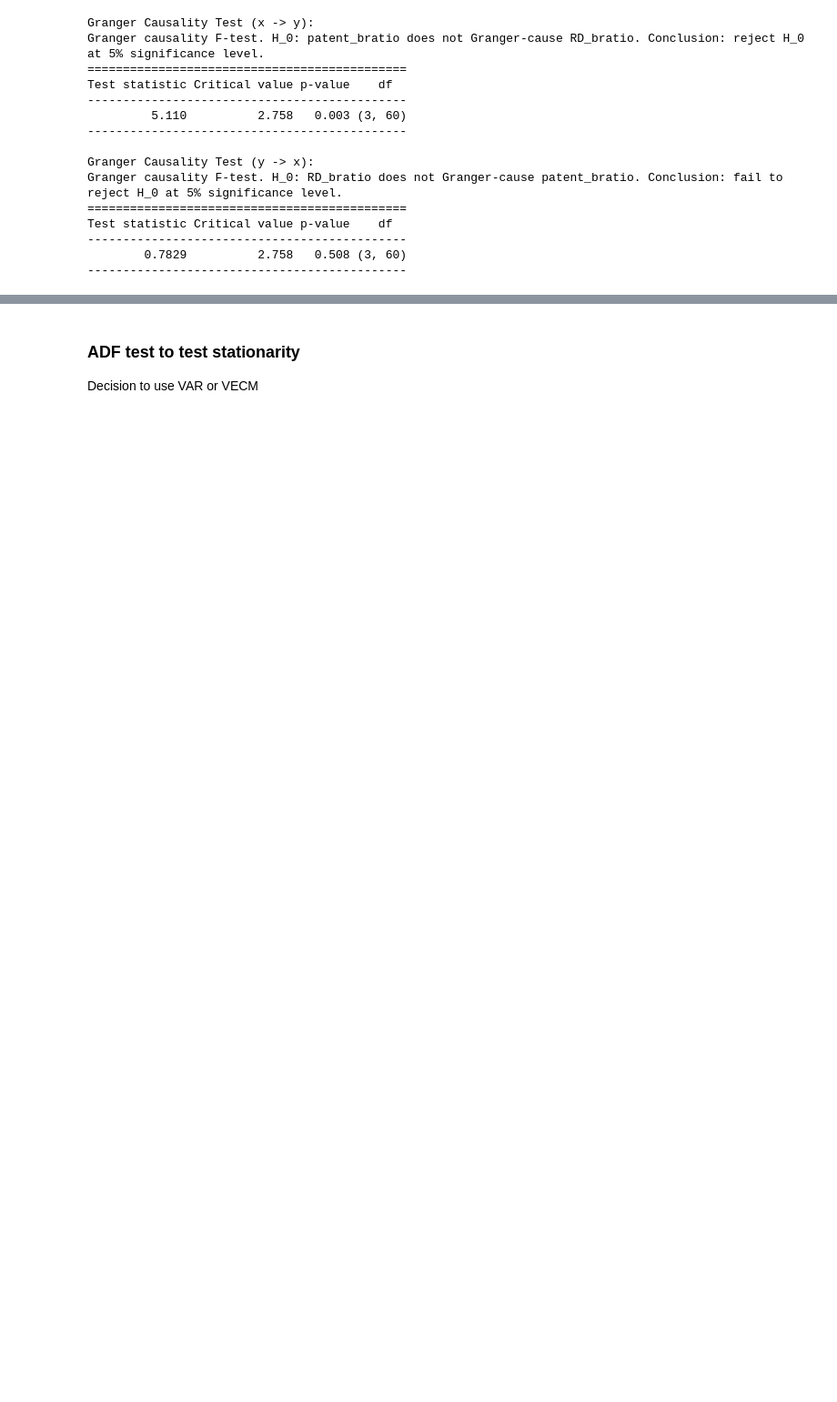
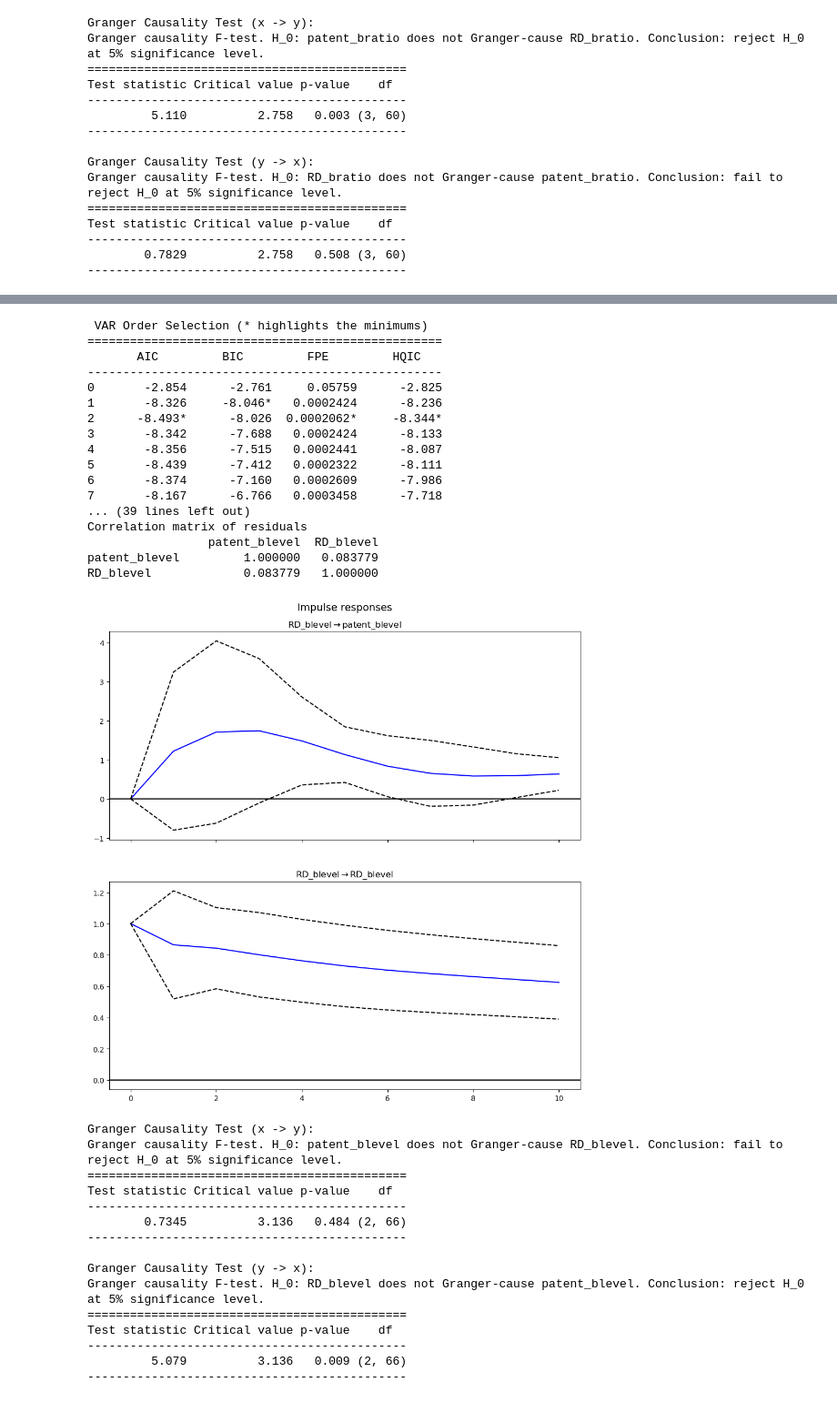
Before and after one commit to yueyun-zhang/InnovationEconomics-Exploration, a Jupyter notebook: Basic Research/Basic Research - VAR.ipynb, the cells around one changed output, grey strips where cells are left out. Shown at 91% size. Cells and saved outputs as stored; diff of their text form; code cells hidden in the pictures; blank space fills up the shorter version.

```diff
--- a/Basic Research/Basic Research - VAR.ipynb
+++ b/Basic Research/Basic Research - VAR.ipynb
@@ -480,3 +184,36 @@ beta.2     -7.437e+04   2.14e+04     -3.482      0.000   -1.16e+05   -3.25e+04
-# %% [markdown]
-### ADF test to test stationarity
-Decision to use VAR or VECM
+# %%
+var_model(smdata[['patent_blevel', 'RD_blevel']], 'RD_blevel', 'patent_blevel')
+# %% [output]
+ VAR Order Selection (* highlights the minimums)
+==================================================
+       AIC         BIC         FPE         HQIC
+--------------------------------------------------
+0       -2.854      -2.761     0.05759      -2.825
+1       -8.326     -8.046*   0.0002424      -8.236
+2      -8.493*      -8.026  0.0002062*     -8.344*
+3       -8.342      -7.688   0.0002424      -8.133
+4       -8.356      -7.515   0.0002441      -8.087
+5       -8.439      -7.412   0.0002322      -8.111
+6       -8.374      -7.160   0.0002609      -7.986
+7       -8.167      -6.766   0.0003458      -7.718
+... (39 lines left out)
+Correlation matrix of residuals
+                 patent_blevel  RD_blevel
+patent_blevel         1.000000   0.083779
+RD_blevel             0.083779   1.000000
+[figure, added]
+Granger Causality Test (x -> y):
+Granger causality F-test. H_0: patent_blevel does not Granger-cause RD_blevel. Conclusion: fail to reject H_0 at 5% significance level.
+=============================================
+Test statistic Critical value p-value    df
+---------------------------------------------
+        0.7345          3.136   0.484 (2, 66)
+---------------------------------------------
+
+Granger Causality Test (y -> x):
+Granger causality F-test. H_0: RD_blevel does not Granger-cause patent_blevel. Conclusion: reject H_0 at 5% significance level.
+=============================================
+Test statistic Critical value p-value    df
+---------------------------------------------
+         5.079          3.136   0.009 (2, 66)
+---------------------------------------------
```
Also changed, not shown: parts of 45 cells of this notebook, 1 other file.
